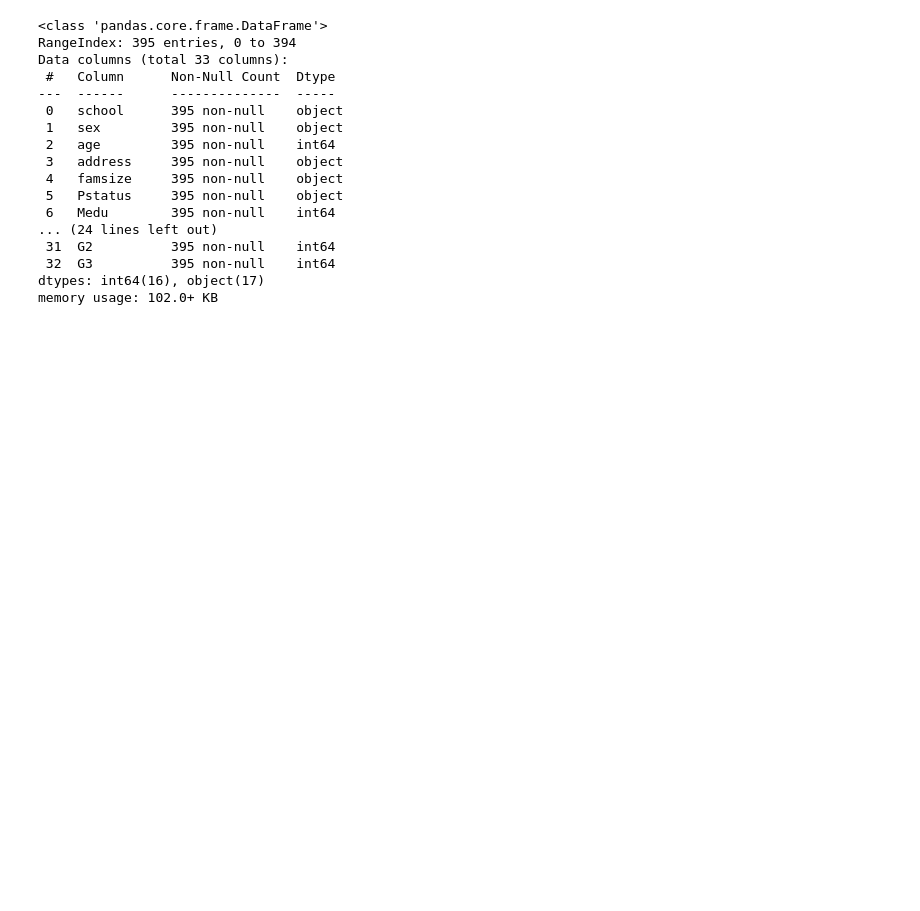
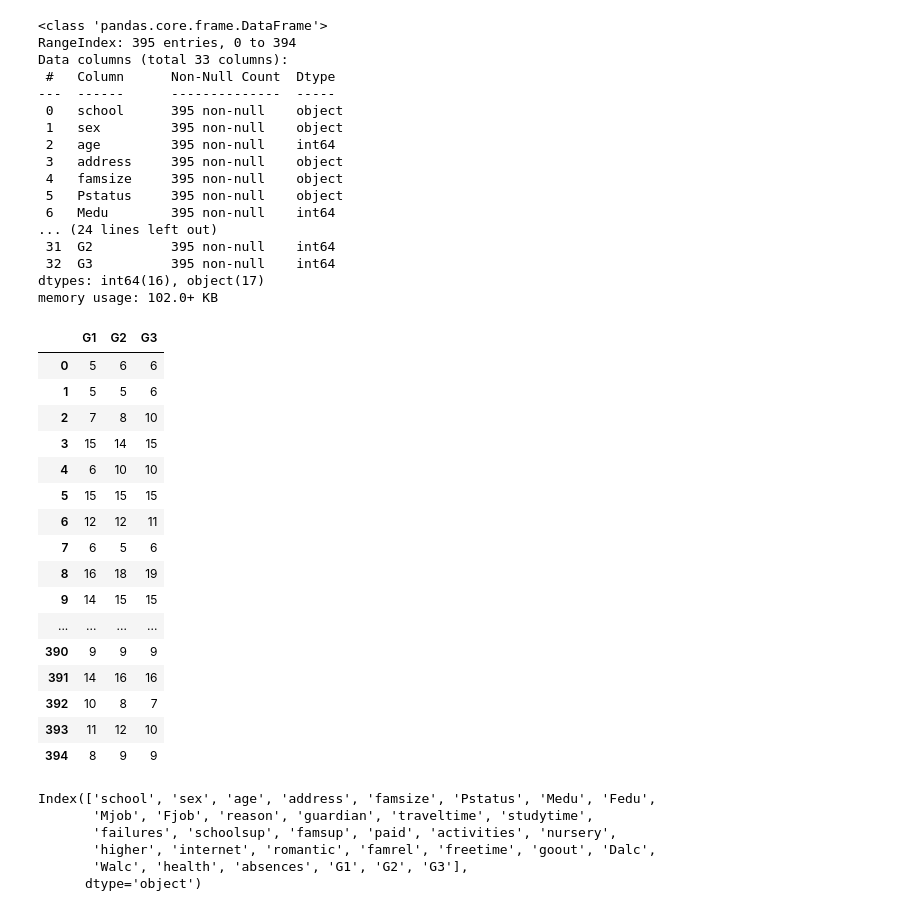
Before and after one commit to Ramesh-Bojanapu-1011/ai_python_practice, a Jupyter notebook: pandas_practive/student_mat.ipynb, the cells around one changed output. Cells and saved outputs as stored; diff of their text form; code cells hidden in the pictures; blank space fills up the shorter version.

```diff
--- a/pandas_practive/student_mat.ipynb
+++ b/pandas_practive/student_mat.ipynb
@@ -138,3 +138,32 @@ Data columns (total 33 columns):
  32  G3          395 non-null    int64
 dtypes: int64(16), object(17)
 memory usage: 102.0+ KB
+# %%
+student_mat_df[['G1', 'G2', 'G3']] # Display specific columns G1, G2, and G3
+# %% [output]
+|  | G1 | G2 | G3 |
+| 0 | 5 | 6 | 6 |
+| 1 | 5 | 5 | 6 |
+| 2 | 7 | 8 | 10 |
+| 3 | 15 | 14 | 15 |
+| 4 | 6 | 10 | 10 |
+| 5 | 15 | 15 | 15 |
+| 6 | 12 | 12 | 11 |
+| 7 | 6 | 5 | 6 |
+| 8 | 16 | 18 | 19 |
+| 9 | 14 | 15 | 15 |
+| ... | ... | ... | ... |
+| 390 | 9 | 9 | 9 |
+| 391 | 14 | 16 | 16 |
+| 392 | 10 | 8 | 7 |
+| 393 | 11 | 12 | 10 |
+| 394 | 8 | 9 | 9 |
+# %%
+student_mat_df.columns # Get the column names of the DataFrame
+# %% [output]
+Index(['school', 'sex', 'age', 'address', 'famsize', 'Pstatus', 'Medu', 'Fedu',
+       'Mjob', 'Fjob', 'reason', 'guardian', 'traveltime', 'studytime',
+       'failures', 'schoolsup', 'famsup', 'paid', 'activities', 'nursery',
+       'higher', 'internet', 'romantic', 'famrel', 'freetime', 'goout', 'Dalc',
+       'Walc', 'health', 'absences', 'G1', 'G2', 'G3'],
+      dtype='object')
```
Also changed, not shown: parts of 4 cells of this notebook.
